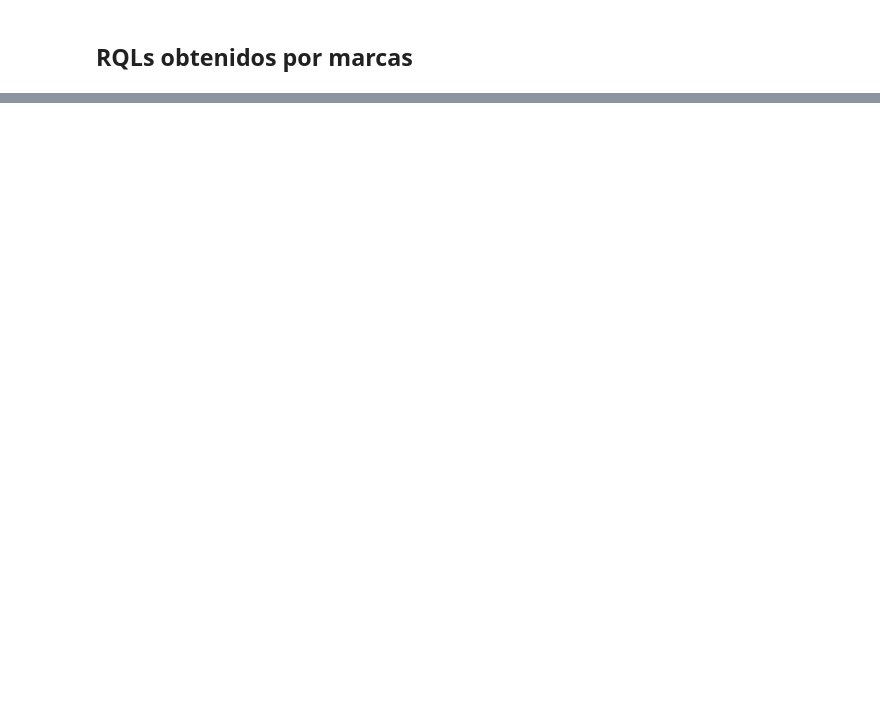
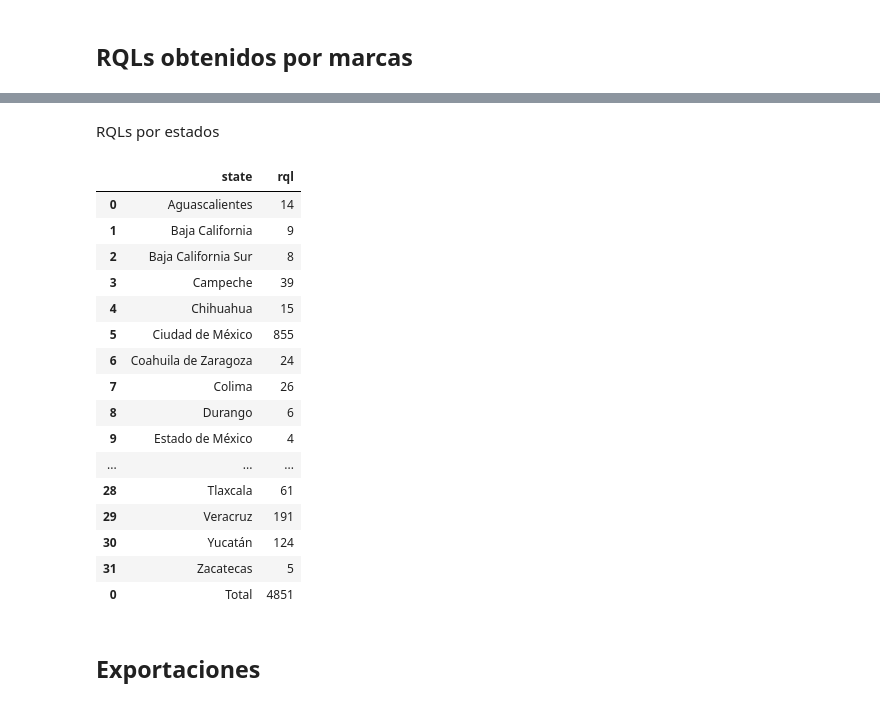
Before and after one commit to jeantp-galgo/calculate_rqls_invest_from_ads, a Jupyter notebook: invest_per_state/rql_invest.ipynb, the cells around one changed output, grey strips where cells are left out. Drawn from its saved outputs; the diff is of its cells as text; code cells hidden in the pictures; blank space fills up the shorter version.

```diff
--- a/invest_per_state/rql_invest.ipynb
+++ b/invest_per_state/rql_invest.ipynb
@@ -218,3 +173,13 @@ Costo total Meta + GAds: 405,807.57 MXN
 # %% [markdown]
 ## RQLs obtenidos por estados
+# %%
+rqls_per_state = pd.read_csv(r"C:\Users\JTRUJILLO\Documents\Galgo\Scripts\Análisis\rql_inversiones\invest_per_state\RQLs Amplitude\20250414-rql_resumen_per_state.csv")
+rqls_per_state = rqls_per_state.drop(columns = ["Semana", "Año"])
+# %%
+rql_sum_rql_per_state = int(rqls_per_state["rql"].sum())
+
+row_total = add_totals({'state': "Total", "rql": rql_sum_rql_per_state})
+
+rqls_per_state_with_totals = pd.concat([rqls_per_state, row_total])
+rqls_per_state_with_totals["rql"] = rqls_per_state_with_totals["rql"].astype(int)
 # %% [markdown]
@@ -367,0 +351,24 @@ RQLs por marca: 4027.0
+# %% [markdown]
+RQLs por estados
+# %%
+rqls_per_state_with_totals
+# %% [output]
+|  | state | rql |
+| 0 | Aguascalientes | 14 |
+| 1 | Baja California | 9 |
+| 2 | Baja California Sur | 8 |
+| 3 | Campeche | 39 |
+| 4 | Chihuahua | 15 |
+| 5 | Ciudad de México | 855 |
+| 6 | Coahuila de Zaragoza | 24 |
+| 7 | Colima | 26 |
+| 8 | Durango | 6 |
+| 9 | Estado de México | 4 |
+| ... | ... | ... |
+| 28 | Tlaxcala | 61 |
+| 29 | Veracruz | 191 |
+| 30 | Yucatán | 124 |
+| 31 | Zacatecas | 5 |
+| 0 | Total | 4851 |
+# %% [markdown]
+## Exportaciones
```
Also changed, not shown: parts of 51 cells of this notebook.
